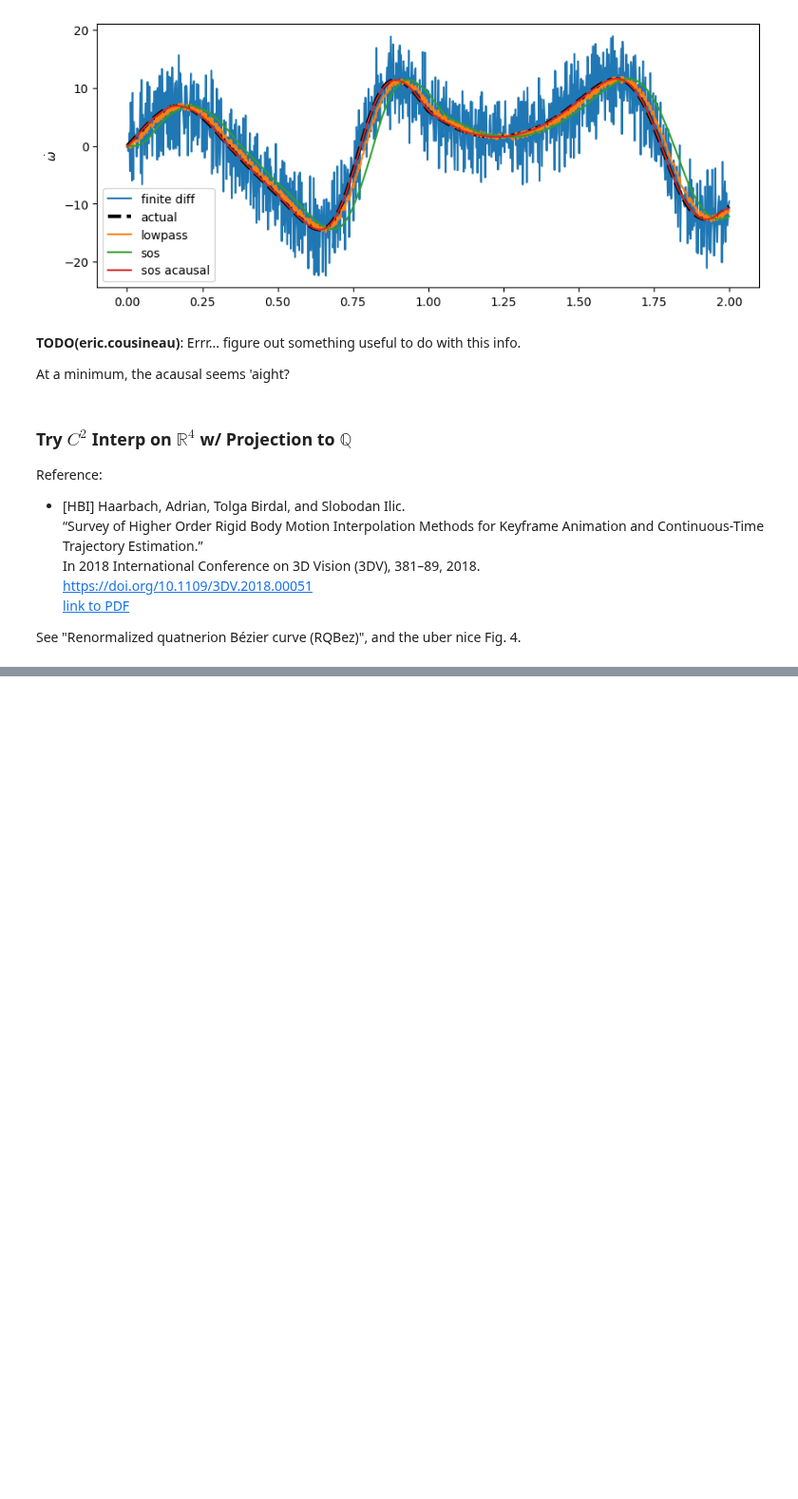
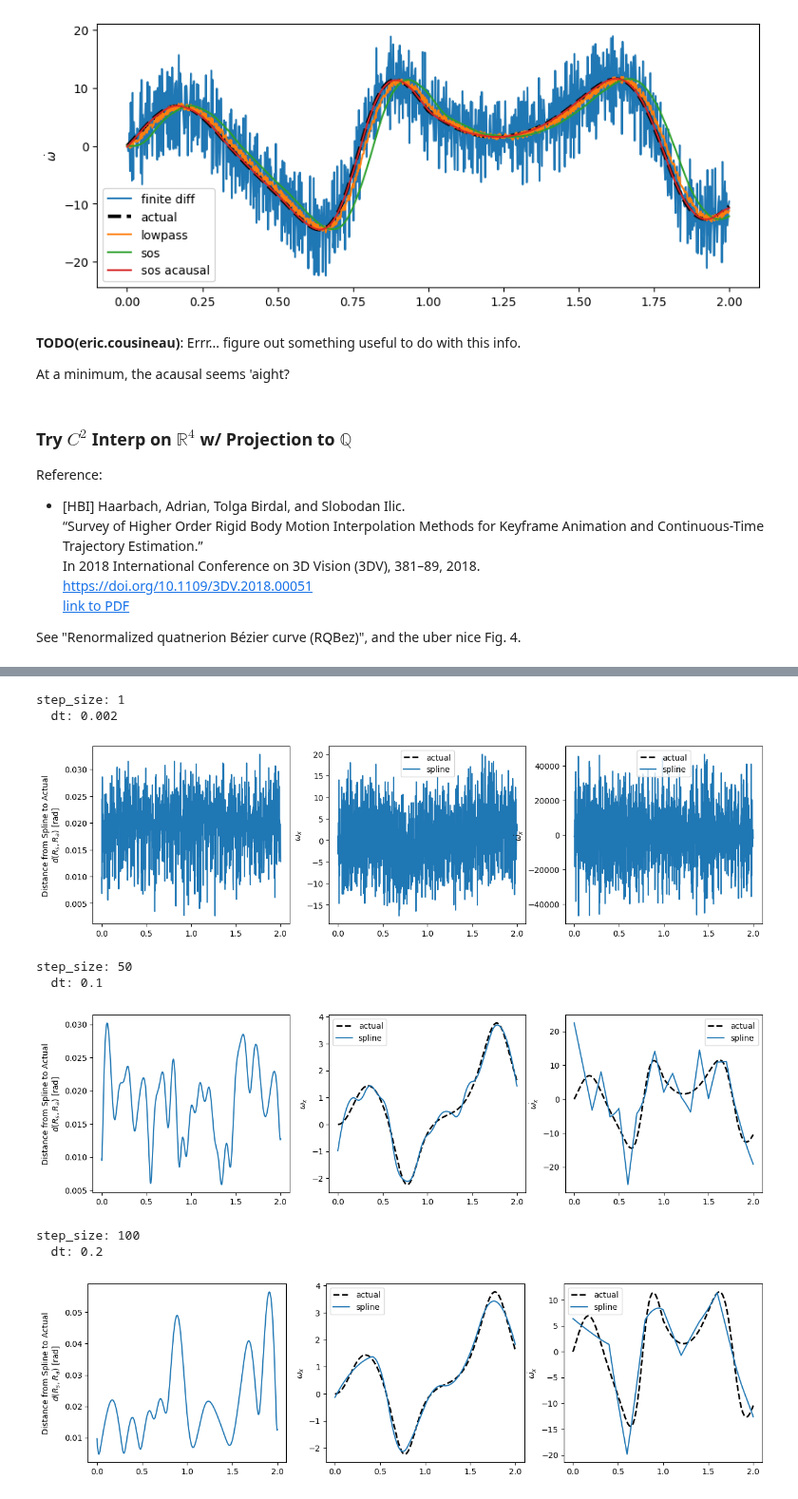
Before and after one commit to EricCousineau-TRI/repro, a Jupyter notebook: drake_stuff/notebooks/quat_trajectory_check.ipynb, the cells around one changed output, grey strips where cells are left out. Shown at 95% size. Cells and saved outputs as stored; diff of their text form; code cells hidden in the pictures; blank space fills up the shorter version.

```diff
--- a/drake_stuff/notebooks/quat_trajectory_check.ipynb
+++ b/drake_stuff/notebooks/quat_trajectory_check.ipynb
@@ -548,0 +612,14 @@ pass
+# %%
+step_sizes = [1, 50, 100]
+for step_size in step_sizes:
+    compare_spline_so3_traj(ts, rns, step_size)
+# %% [output]
+step_size: 1
+  dt: 0.002
+[figure, added]
+step_size: 50
+  dt: 0.1
+[figure, added]
+step_size: 100
+  dt: 0.2
+[figure, added]
```
Also changed, not shown: parts of 12 cells of this notebook.
